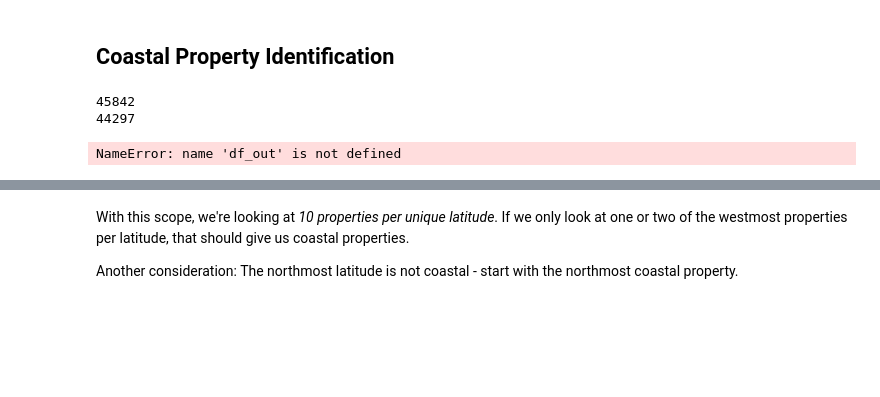
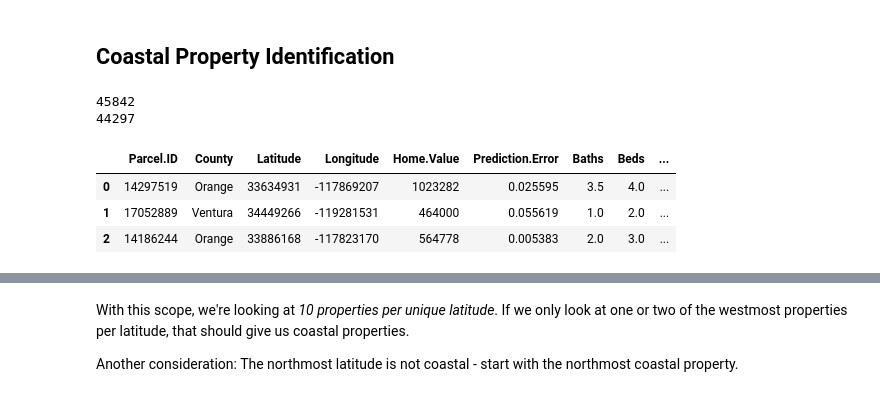
Before and after one commit to JacobPaxton/zillow-clustering-project, a Jupyter notebook: draft-workspace.ipynb, the cells around one changed output, grey strips where cells are left out. Drawn from its saved outputs; the diff is of its cells as text; code cells hidden in the pictures; blank space fills up the shorter version.

```diff
--- a/draft-workspace.ipynb
+++ b/draft-workspace.ipynb
@@ -252,14 +252,17 @@ print(len(df.Latitude.unique()))
 # %%
 # Decimal Degrees with 3 decimal places is 111.1 meters, I found this to be the best dividing line later
 df['relaxed_lat'] = 2.5 * round(df['Latitude'] / 2500000, 3)
-df_out['relaxed_lat'] = 2.5 * round(df['Latitude'] / 2500000, 3)
+# df_out['relaxed_lat'] = 2.5 * round(df['Latitude'] / 2500000, 3)
 
 df['relaxed_long'] = 2.5 * round(df['Longitude'] / 2500000, 3)
-df_out['relaxed_long'] = 2.5 * round(df['Longitude'] / 2500000, 3)
+# df_out['relaxed_long'] = 2.5 * round(df['Longitude'] / 2500000, 3)
 
 df.head(3)
 # %% [output]
-NameError: name 'df_out' is not defined
+|  | Parcel.ID | County | Latitude | Longitude | Home.Value | Prediction.Error | Baths | Beds | ... |
+| 0 | 14297519 | Orange | 33634931 | -117869207 | 1023282 | 0.025595 | 3.5 | 4.0 | ... |
+| 1 | 17052889 | Ventura | 34449266 | -119281531 | 464000 | 0.055619 | 1.0 | 2.0 | ... |
+| 2 | 14186244 | Orange | 33886168 | -117823170 | 564778 | 0.005383 | 2.0 | 3.0 | ... |
 # %%
 print(len(df))
 print(len(df.relaxed_lat.unique()))
```
Also changed, not shown: parts of 19 cells of this notebook.
